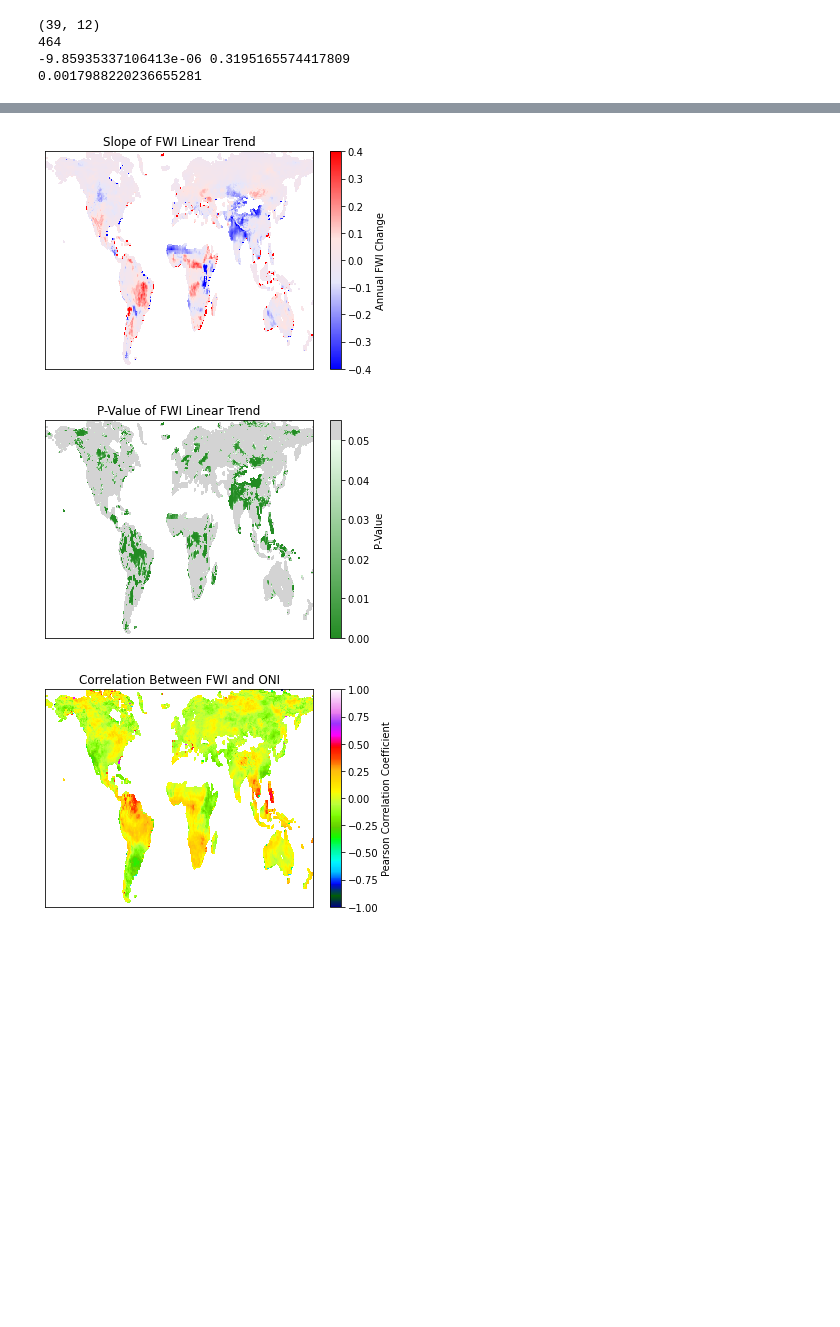
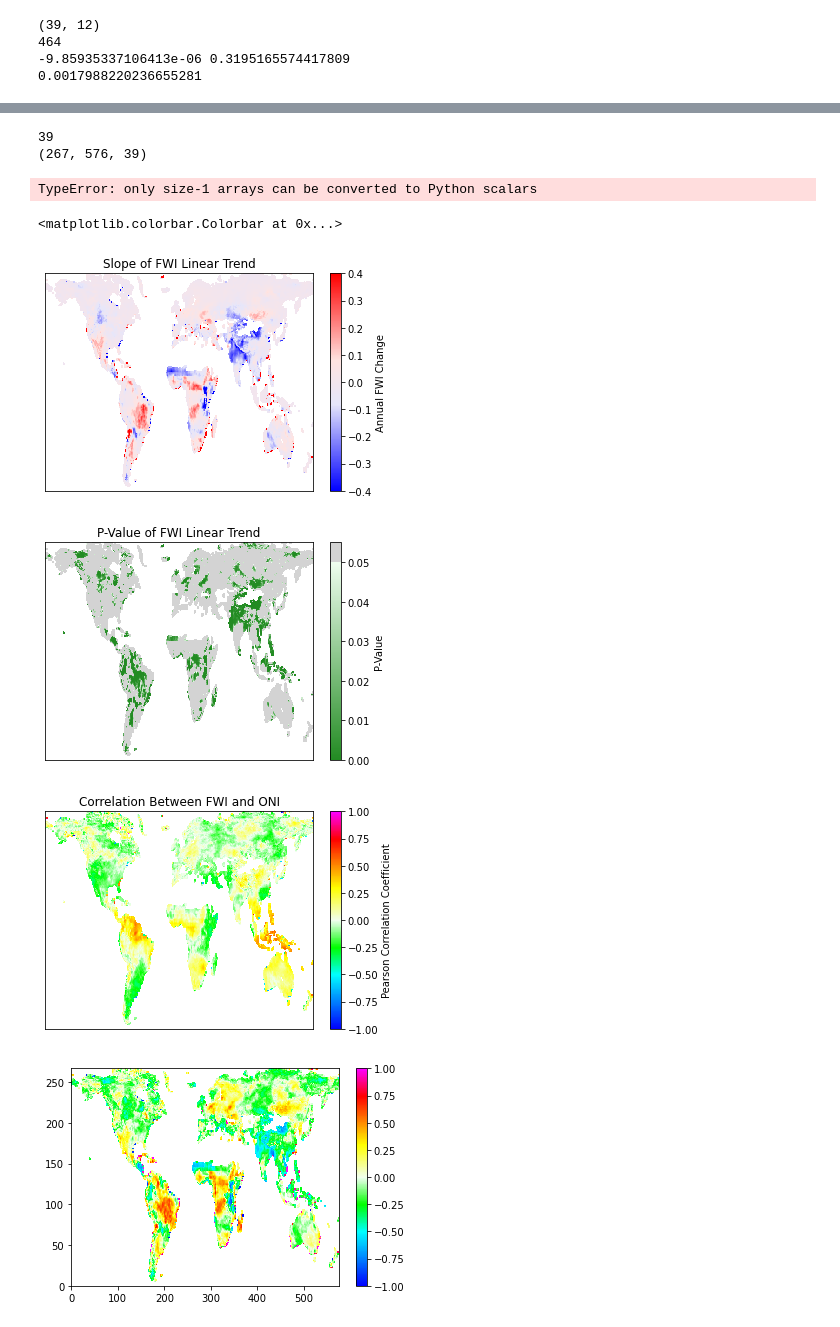
Before and after one commit to patrick-naylor/Global-FWI-ONI-Relationship, a Jupyter notebook: Patrick_Naylor_ONI_FWI_Analysis.ipynb, the cells around one changed output, grey strips where cells are left out. Drawn from its saved outputs; the diff is of its cells as text; code cells hidden in the pictures; blank space fills up the shorter version.

```diff
--- a/Patrick_Naylor_ONI_FWI_Analysis.ipynb
+++ b/Patrick_Naylor_ONI_FWI_Analysis.ipynb
@@ -123,0 +150,3 @@ print(np.shape(fwi_re_season))
+# %%
+three_month_avg = np.dstack(three_month_list)
+print(np.shape(three_month_avg))
@@ -147,43 +188,73 @@ deforestation_detrend = deforestation - d_trend_slope*year_from_start
 # %%
-coef_ONI = np.empty([267, 576])
+m_coeff = np.empty([267, 576])
 
-oni_fwi_point = np.empty([464])
+oni_fwi_point = np.empty([462])
 for i in range(267):
     for j in range(576):
-        oni_fwi_point = fwi_re_season[i,j,:]
+        oni_fwi_point = three_month_avg[i,j,:]
         #print(np.nanmean(fwi_point))
         if((~np.isnan(np.nanmean(oni_fwi_point)))):
             #print(np.nanmean(fwi_point))
-            mask = ~np.isnan(oni_fwi_point[3:]) & ~np.isnan(ONI[:-3])
-            coef_ONI[i,j] = (np.corrcoef(ONI[:-3][mask], oni_fwi_point[3:][mask]))[0,1]
+            mask = ~np.isnan(oni_fwi_point[:]) & ~np.isnan(ONI[1:-1])
+            m_coeff[i,j] = (np.corrcoef(ONI[1:-1][mask], oni_fwi_point[:][mask]))[0,1]
         else:
-            coef_ONI[i,j] = np.float('NaN')
+            m_coeff[i,j] = np.float('NaN')
+# %%
+print(len(years))
+print(np.shape(yearly_array))
+print(int(np.array(years)))
+# %% [output]
+39
+(267, 576, 39)
+TypeError: only size-1 arrays can be converted to Python scalars
+# %%
+years_int = np.empty([39])
+for i in range(len(years)):
+    years_int[i] = int(years[i])
+t_coeff = np.empty([267, 576])
+
+oni_fwi_point = np.empty([39])
+for i in range(267):
+    for j in range(576):
+        oni_fwi_point = yearly_array[i,j,:]
+        #print(np.nanmean(fwi_point))
+        if((~np.isnan(np.nanmean(oni_fwi_point)))):
+            #print(np.nanmean(fwi_point))
+            mask = ~np.isnan(oni_fwi_point[:]) & ~np.isnan(years_int)
+            t_coeff[i,j] = (np.corrcoef(years_int[mask], oni_fwi_point[mask]))[0,1]
+        else:
+            t_coeff[i,j] = np.float('NaN')
 # %%
 plt.figure(1)
 colors1 = ['blue', 'lavender','mistyrose', 'red']
 nodes1 = [0.0, 0.4, 0.6, 1.0]
 cmap1 = LinearSegmentedColormap.from_list('mycmap', list(zip(nodes1,colors1)))
 plt.pcolormesh(t_trend_slope*365.25,cmap = cmap1, vmin=-0.4, vmax=0.4)
 plt.colorbar(label = 'Annual FWI Change')
 plt.title('Slope of FWI Linear Trend')
 plt.tick_params(axis='both', which='both', bottom=False, top=False, labelbottom=False, right=False, left=False, labelleft=False)
 plt.figure(2)
 colors2 = ['forestgreen', 'honeydew','lightgrey', 'lightgrey']
 nodes2 = [0.0,11/12, 11/12, 1.0]
 cmap2 = LinearSegmentedColormap.from_list('mycmap', list(zip(nodes2,colors2)))
 plt.pcolormesh(t_trend_pvalue, cmap = cmap2, vmin=0, vmax=0.055)
 plt.colorbar(label = 'P-Value')
 plt.title('P-Value of FWI Linear Trend')
 plt.tick_params(axis='both', which='both', bottom=False, top=False, labelbottom=False, right=False, left=False, labelleft=False)
 plt.figure(3)
-plt.pcolormesh(coef_ONI, vmin=-1, vmax=1, cmap = 'gist_ncar')
+colors3 = ['blue','cyan', 'lime','honeydew','yellow','red','magenta']
+nodes3 = [0,.25,.375,.5,.65,.875,1]
+cmap3 = LinearSegmentedColormap.from_list('mycmap', list(zip(nodes3,colors3)))
+plt.pcolormesh(m_coeff, vmin=-1, vmax=1, cmap = cmap3)
 plt.colorbar(label = 'Pearson Correlation Coefficient')
 plt.title('Correlation Between FWI and ONI')
 plt.tick_params(axis='both', which='both', bottom=False, top=False, labelbottom=False, right=False, left=False, labelleft=False)
-#plt.figure(4)
-#plt.pcolormesh(coef_deforestation, vmin=-1, vmax=1)
-#plt.colorbar()
+plt.figure(4)
+plt.pcolormesh(t_coeff, vmin=-1, vmax=1, cmap = cmap3)
+plt.colorbar()
 # %% [output]
+<matplotlib.colorbar.Colorbar at 0x...>
 [figure]
 [figure]
-[figure, old version]
+[figure, new version]
+[figure, added]
```
Also changed, not shown: parts of 12 cells of this notebook, 1 other file.
